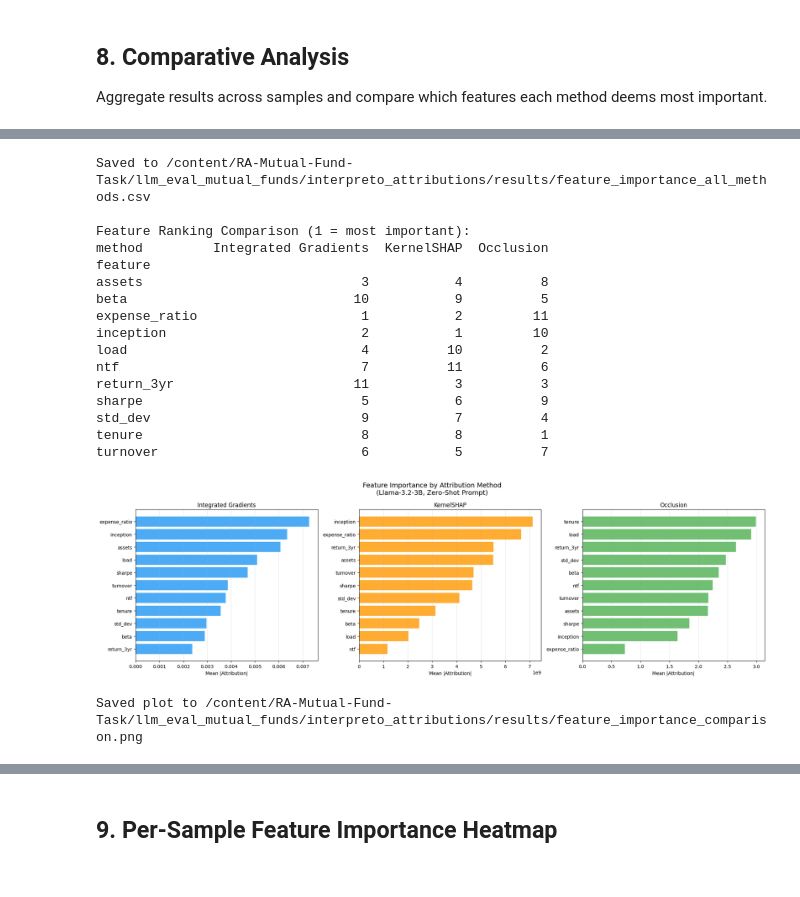
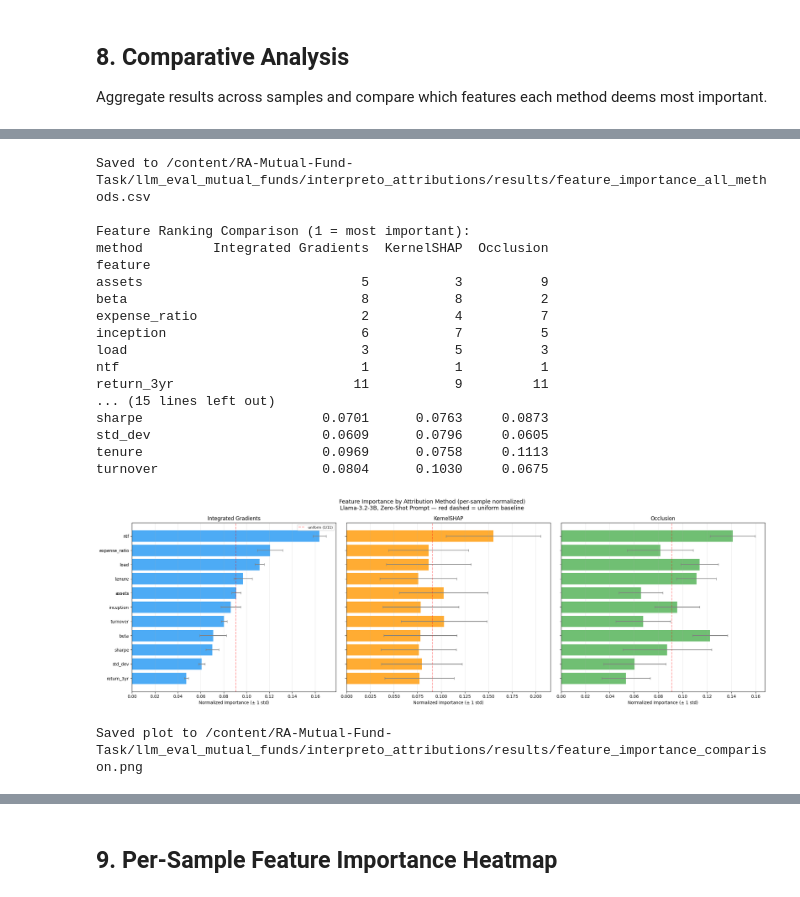
Before and after one commit to alanmohan/RA-Mutual-Fund-Task, a Jupyter notebook: llm_eval_mutual_funds/interpreto_attributions/attribution_analysis.ipynb, the cells around one changed output, grey strips where cells are left out. Saved outputs shown, nothing was run; the diff lists cells and outputs as text; code cells hidden in the pictures.

Commit message:
added update results for attribution

```diff
--- a/llm_eval_mutual_funds/interpreto_attributions/attribution_analysis.ipynb
+++ b/llm_eval_mutual_funds/interpreto_attributions/attribution_analysis.ipynb
@@ -1060,17 +1217,12 @@ expense_ratio    0.730904   0.310229
 all_importance = pd.concat([ig_importance, shap_importance, occ_importance], ignore_index=True)
 
 if not all_importance.empty:
-    # Normalize within each method for fair comparison
-    for method in all_importance["method"].unique():
-        mask = all_importance["method"] == method
-        max_val = all_importance.loc[mask, "mean_total"].max()
-        if max_val > 0:
-            all_importance.loc[mask, "normalized"] = all_importance.loc[mask, "mean_total"] / max_val
-        else:
-            all_importance.loc[mask, "normalized"] = 0.0
+    # Use the per-sample normalized scores (mean_norm) as the "normalized" column
+    all_importance["normalized"] = all_importance["mean_norm"]
+    all_importance["normalized_std"] = all_importance["std_norm"]
 
-    # Rank features within each method
-    all_importance["rank"] = all_importance.groupby("method")["mean_total"].rank(ascending=False).astype(int)
+    # Rank features within each method (by mean_norm for consistency)
+    all_importance["rank"] = all_importance.groupby("method")["mean_norm"].rank(ascending=False).astype(int)
 
     # Save
     all_importance.to_csv(OUTPUT_DIR / "feature_importance_all_methods.csv", index=False)
@@ -1080,48 +1232,69 @@ if not all_importance.empty:
     rank_pivot = all_importance.pivot(index="feature", columns="method", values="rank")
     print("\nFeature Ranking Comparison (1 = most important):")
     print(rank_pivot.to_string())
+
+    # Also show normalized importance pivot
+    norm_pivot = all_importance.pivot(index="feature", columns="method", values="mean_norm")
+    print("\nNormalized Feature Importance (per-sample normalized, then averaged):")
+    print(norm_pivot.round(4).to_string())
 # %% [output]
 Saved to /content/RA-Mutual-Fund-Task/llm_eval_mutual_funds/interpreto_attributions/results/feature_importance_all_methods.csv
 
 Feature Ranking Comparison (1 = most important):
 method         Integrated Gradients  KernelSHAP  Occlusion
 feature
-assets                            3           4          8
-beta                             10           9          5
-expense_ratio                     1           2         11
-inception                         2           1         10
-load                              4          10          2
-ntf                               7          11          6
-return_3yr                       11           3          3
-sharpe                            5           6          9
-std_dev                           9           7          4
-tenure                            8           8          1
-turnover                          6           5          7
+assets                            5           3          9
+beta                              8           8          2
+expense_ratio                     2           4          7
+inception                         6           7          5
+load                              3           5          3
+ntf                               1           1          1
+return_3yr                       11           9         11
+... (15 lines left out)
+sharpe                       0.0701      0.0763     0.0873
+std_dev                      0.0609      0.0796     0.0605
+tenure                       0.0969      0.0758     0.1113
+turnover                     0.0804      0.1030     0.0675
 # %%
-# Grouped bar chart comparing methods
+# Per-method bar charts using per-sample normalized scores (comparable across methods)
 if not all_importance.empty:
-    fig, axes = plt.subplots(1, 3, figsize=(20, 6), sharey=False)
+    fig, axes = plt.subplots(1, 3, figsize=(22, 7), sharey=True)
 
     methods = ["Integrated Gradients", "KernelSHAP", "Occlusion"]
     colors = ["#2196F3", "#FF9800", "#4CAF50"]
 
     for ax, method, color in zip(axes, methods, colors):
-        method_data = all_importance[all_importance["method"] == method].sort_values("mean_total", ascending=True)
+        method_data = all_importance[all_importance["method"] == method].sort_values("mean_norm", ascending=True)
         if method_data.empty:
             ax.set_title(f"{method} (no data)")
             continue
 
-        ax.barh(method_data["feature"], method_data["mean_total"], color=color, alpha=0.8)
-        ax.set_xlabel("Mean |Attribution|")
+        ax.barh(
+            method_data["feature"],
+            method_data["mean_norm"],
+            xerr=method_data["std_norm"],
+            color=color,
+            alpha=0.8,
+            capsize=3,
+            ecolor="gray",
+        )
+        ax.set_xlabel("Normalized Importance (± 1 std)")
         ax.set_title(method)
         ax.grid(axis="x", alpha=0.3)
+        ax.axvline(x=1/11, color="red", linestyle="--", alpha=0.4, label="uniform (1/11)")
+        if method == methods[0]:
+            ax.legend(fontsize=8)
 
-    plt.suptitle("Feature Importance by Attribution Method\n(Llama-3.2-3B, Zero-Shot Prompt)", fontsize=14)
+    plt.suptitle(
+        "Feature Importance by Attribution Method (per-sample normalized)\n"
+        "Llama-3.2-3B, Zero-Shot Prompt — red dashed = uniform baseline",
+        fontsize=13,
+    )
     plt.tight_layout()
     plt.savefig(OUTPUT_DIR / "feature_importance_comparison.png", dpi=150, bbox_inches="tight")
     plt.show()
     print(f"Saved plot to {OUTPUT_DIR / 'feature_importance_comparison.png'}")
 # %% [output]
-[figure, old version]
+[figure, new version]
 Saved plot to /content/RA-Mutual-Fund-Task/llm_eval_mutual_funds/interpreto_attributions/results/feature_importance_comparison.png
 # %%
```
Also changed, not shown: parts of 20 cells of this notebook, 13 other files.
